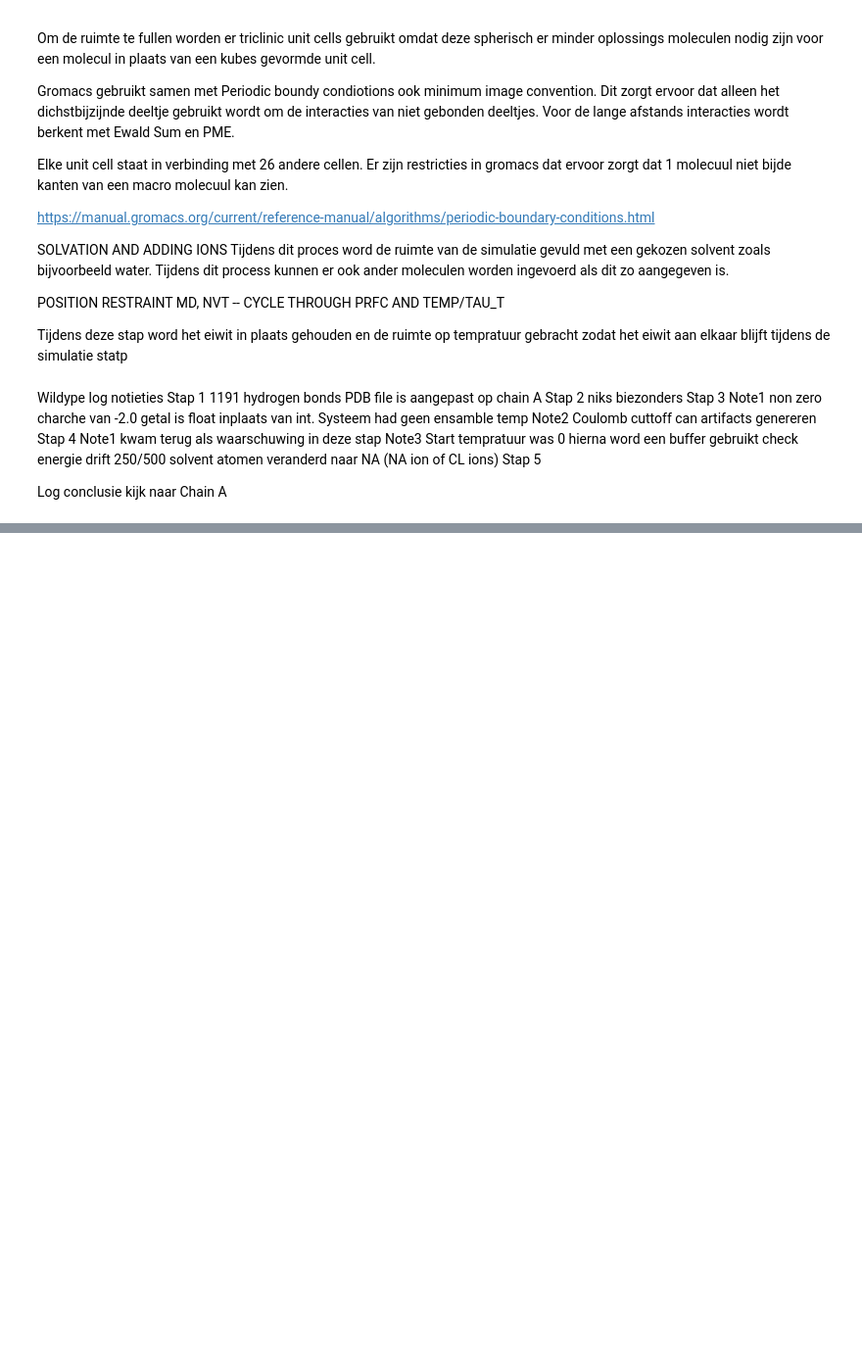
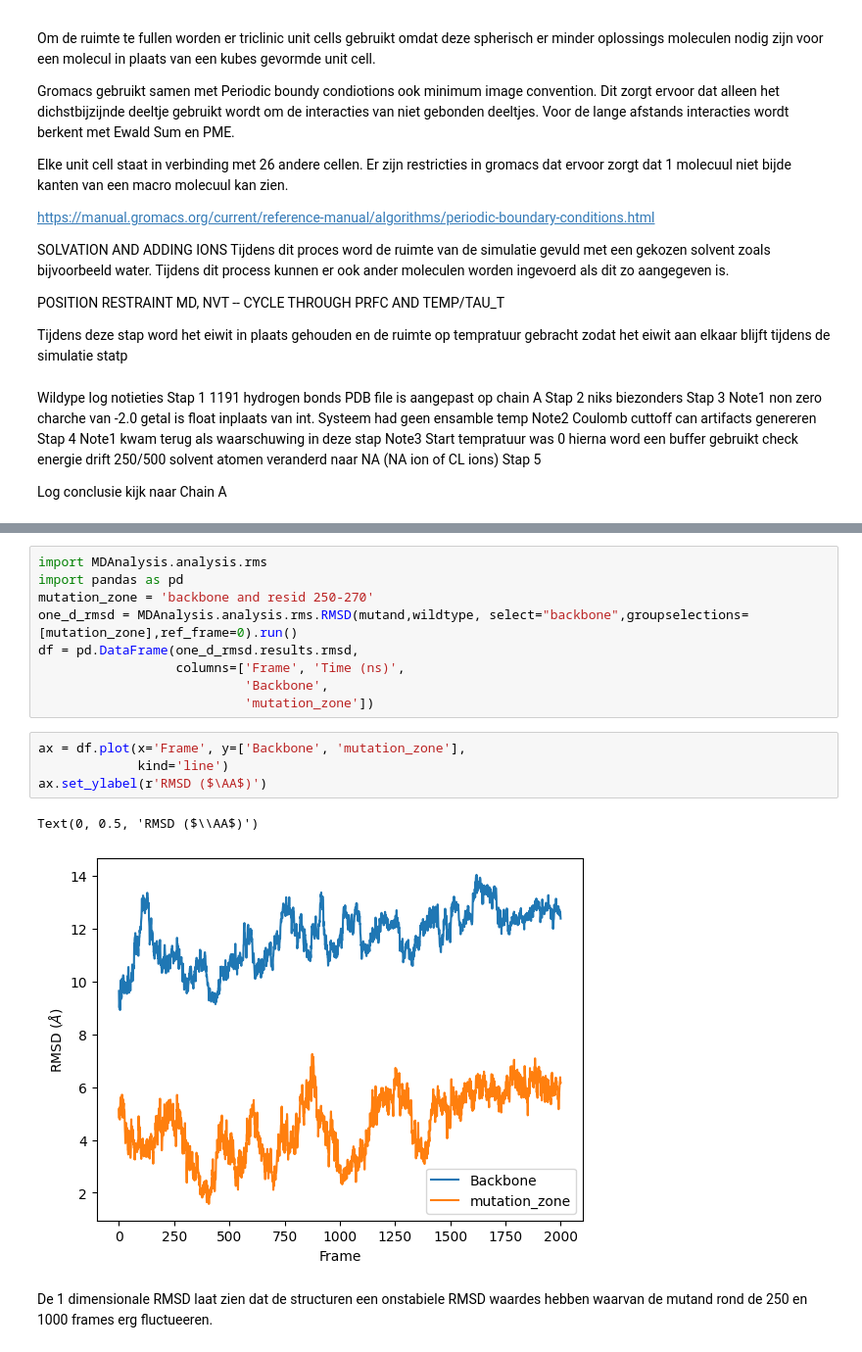
Before and after one commit to YamilaTimmer/molecular-dynamics, a Jupyter notebook: md_logboek_ivar.ipynb, the cells around one changed output, grey strips where cells are left out. Shown at 98% size. Cells and saved outputs as stored; diff of their text form; blank space fills up the shorter version.

```diff
--- a/md_logboek_ivar.ipynb
+++ b/md_logboek_ivar.ipynb
@@ -93,0 +197,18 @@ ValueError: All ufuncs must have type `numpy.ufunc`. Received (<ufunc 'sph_legen
+# %%
+import MDAnalysis.analysis.rms
+import pandas as pd
+mutation_zone = 'backbone and resid 250-270'
+one_d_rmsd = MDAnalysis.analysis.rms.RMSD(mutand,wildtype, select="backbone",groupselections=[mutation_zone],ref_frame=0).run()
+df = pd.DataFrame(one_d_rmsd.results.rmsd,
+                  columns=['Frame', 'Time (ns)',
+                           'Backbone',
+                           'mutation_zone'])
+# %%
+ax = df.plot(x='Frame', y=['Backbone', 'mutation_zone'],
+             kind='line')
+ax.set_ylabel(r'RMSD ($\AA$)')
+# %% [output]
+Text(0, 0.5, 'RMSD ($\\AA$)')
+[figure, added]
+# %% [markdown]
+De 1 dimensionale RMSD laat zien dat de structuren een onstabiele RMSD waardes hebben waarvan de mutand rond de 250 en 1000 frames erg fluctueeren.
```
Also changed, not shown: parts of 27 cells of this notebook.
